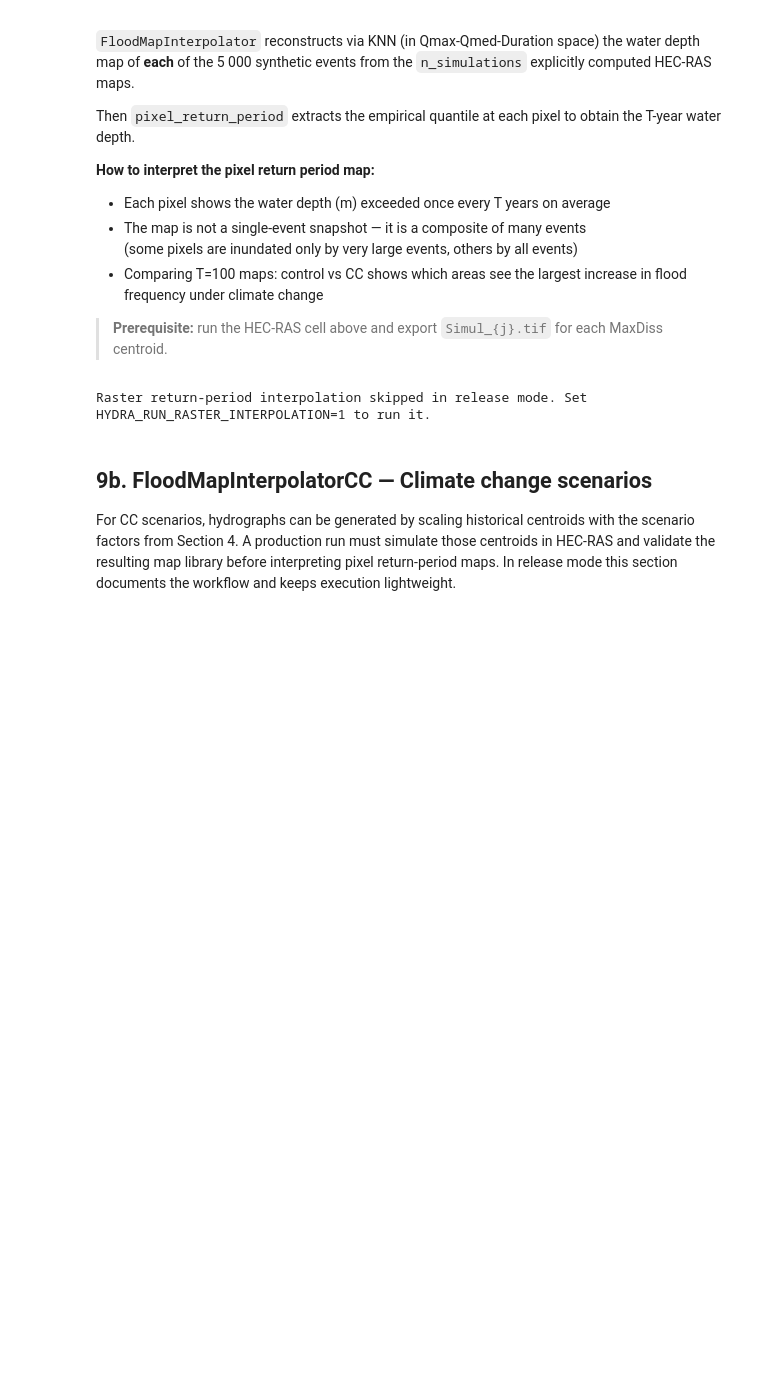
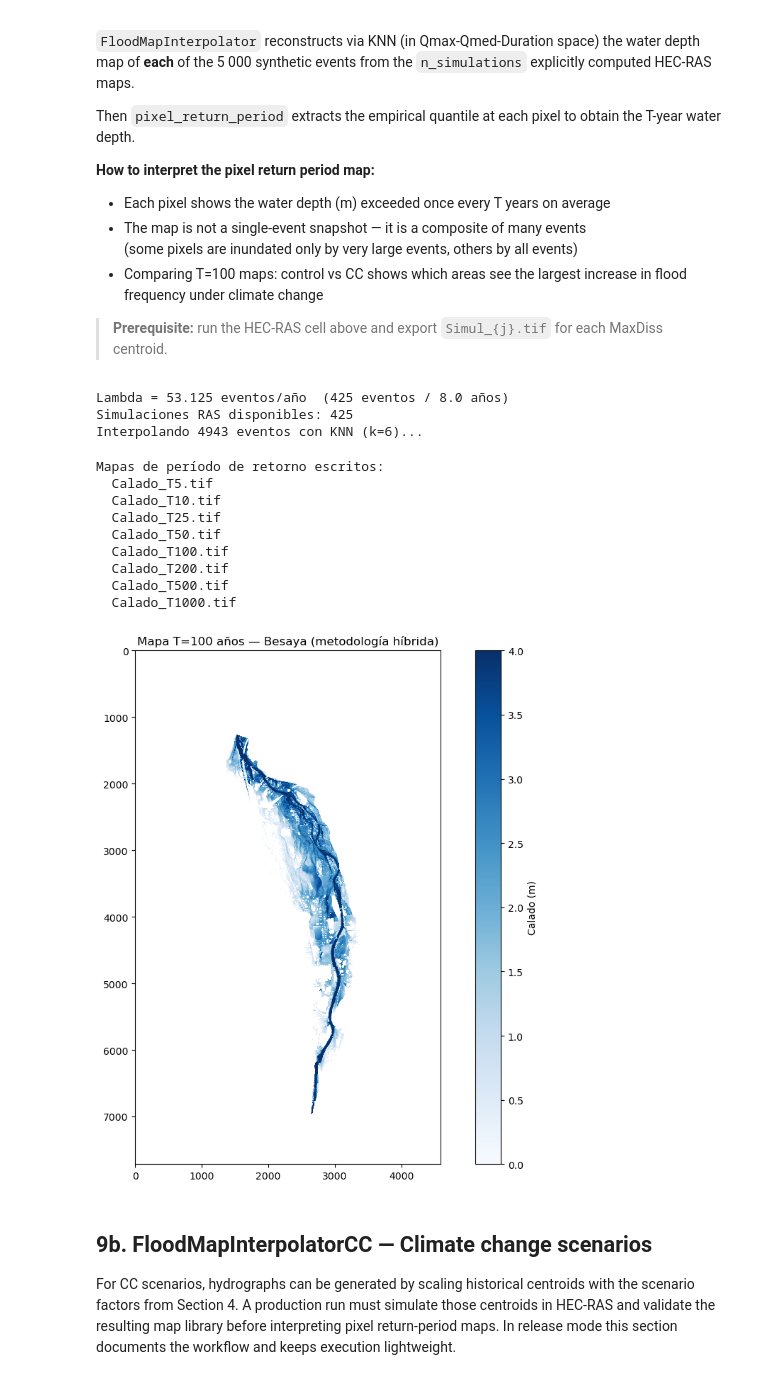
Before and after one commit to navass11/HYDRA, a Jupyter notebook: notebooks/pilot_cases/los_corrales_buelna/08_hybrid_return_periods.ipynb, the cells around one changed output. Drawn from its saved outputs; the diff is of its cells as text; code cells hidden in the pictures; blank space fills up the shorter version.

```diff
--- a/notebooks/pilot_cases/los_corrales_buelna/08_hybrid_return_periods.ipynb
+++ b/notebooks/pilot_cases/los_corrales_buelna/08_hybrid_return_periods.ipynb
@@ -548,9 +525,9 @@ else:
     synthetic     = selector.generate_synthetic(seed=42)
     events_bounds = synthetic  # MaxDiss events not yet separated here
     print(f'Pipeline FloodEventSelector completado: {len(events_bounds)} eventos, '
-          f'{synthetic.shape} ensamble')
+          f'{synthetic.shape} ensemble')
 
-# ── Cargar Q_obs para tasa lambda ───────────────────────────────────────────────
+# ── Load Q_obs for lambda rate ───────────────────────────────────────────────────
 if 'Q_obs' not in dir():
     flow_df = pd.read_csv(PROC_DIR / 'flow_daily.csv', index_col=0, parse_dates=True)
     Q_obs   = flow_df.iloc[:, 0].dropna()
@@ -700,7 +677,7 @@ reconstructs via KNN the inundation map of **every** event in the synthetic ense
 # %%
 FLOOD_MAP_DIR = PROC_DIR / 'flood_maps'
 RAS_PROJECT   = RAS_DIR / 'Besaya.prj'
-SIMUL_DIR     = OUT_DIR / 'flood_maps' / 'simulations'
+    SIMUL_DIR     = PROC_DIR / 'flood_maps' / 'simulations'
 SIMUL_DIR.mkdir(parents=True, exist_ok=True)
 
 # ── Option A: use pre-computed T-year inundation maps as Simul_j.tif ───────
@@ -1035,12 +1012,11 @@ cc_peaks = {}
 # ── Prioridad 1: Leer de los CSVs de hidrogramas pre-calculados ─────────────
 _cc_dir = PROC_DIR / 'hydrographs_maxdiss' / 'Met_Hab_CC'
 _ctrl_dir = PROC_DIR / 'hydrographs_maxdiss' / 'Met_Hab'
-impact_return_periods = sorted(set(RETURN_PERIODS) | set(T_ref))
 
 if _ctrl_dir.exists() and _cc_dir.exists():
     try:
         # Cargamos control (baseline)
-        for T in impact_return_periods:
+        for T in RETURN_PERIODS:
             f_ctrl = _ctrl_dir / f'Hidrograma_T{T}.csv'
             if f_ctrl.exists():
                 df_ctrl = pd.read_csv(f_ctrl, index_col=0)
@@ -1048,7 +1024,7 @@ if _ctrl_dir.exists() and _cc_dir.exists():
                 ctrl_peaks[T] = cc_peaks[(T, 'control')]
 
         # Cargamos los escenarios de cambio climático (2041-2070)
-        for T in impact_return_periods:
+        for T in RETURN_PERIODS:
             for ssp in SCENARIOS:
                 f_cc = _cc_dir / f'Hidrograma_T{T}_{ssp}_2041_2070.csv'
                 if f_cc.exists():
@@ -1067,9 +1043,10 @@ if not cc_peaks:
     if dss_path.exists() and cc_run_names:
         for run_name, (T, ssp) in zip(cc_run_names, cc_hietogramas.keys()):
             try:
-                df_dss = read_dss6_timeseries(
+                df_dss = read_hms_dss_timeseries(
                     str(dss_path),
                     pathname_prefix='//REACH-5/FLOW',
+                    run_name=run_name,
                 )
                 cc_peaks[(T, ssp)] = float(df_dss['value'].max())
             except Exception as e:
@@ -1100,7 +1077,7 @@ for (T, ssp), Q_cc in cc_peaks.items():
                                                    and pd.notna(Q_cc)) else np.nan
     rows.append({
         'T_years': T,
-        'scenario': 'Control' if ssp == 'control' else SSP_MAP.get(ssp, ssp),
+        'scenario': SSP_MAP.get(ssp, ssp),
         'delta_prec': round(delta_calibrated.get(ssp, {}).get(T, 1.0), 3) if ssp != 'control' else 1.0,
         'Qpico_m3s': round(Q_cc, 1) if pd.notna(Q_cc) else np.nan,
         'delta_Q_pct': round(delta_Q, 1) if pd.notna(delta_Q) else np.nan,
@@ -1160,7 +1155,7 @@ if RUN_RASTER_INTERPOLATION:
 
     RP_DIR  = OUT_DIR / 'return_period_maps'
     RP_DIR.mkdir(parents=True, exist_ok=True)
-    calados = {}   # siempre definido; se rellena si hay simulaciones
+    depths = {}    # always defined; filled if simulations are availableiones
 
     if n_simulations == 0:
         print('\nNo hay GeoTIFFs de simulación disponibles.')
@@ -1183,38 +1178,50 @@ if RUN_RASTER_INTERPOLATION:
 
         print(f'Interpolando {len(synthetic)} eventos con KNN (k={k_nn})...')
         try:
-            calados, paths = interpolator.compute_return_period_maps(
+            depths, paths = interpolator.compute_return_period_maps(
                 return_periods = DEFAULT_RETURN_PERIODS,
                 n_blocks       = 10,
             )
             print('Mapas de período de retorno escritos:')
             for p in paths:
                 print(f'  {p.name}')
 
             # Visualizar T=100
             T_show = 100
             if T_show in calados:
                 depth = calados[T_show]
                 fig, ax = plt.subplots(figsize=(10, 8))
                 im = ax.imshow(np.where(depth > 0.05, depth, np.nan),
                                cmap='Blues', vmin=0, vmax=4, interpolation='nearest')
                 plt.colorbar(im, ax=ax, label='Calado (m)')
                 ax.set_title(f'Mapa T={T_show} años — Besaya (metodología híbrida)', fontsize=12)
                 plt.tight_layout()
                 plt.savefig(RP_DIR / f'calado_T{T_show}_hibrido.png', dpi=150)
                 plt.show()
         except ImportError as e:
             print(f'GDAL no disponible: {e}')
             print('Instalar con: conda install gdal')
 else:
     calados = {}
     simul_tifs = []
     n_simulations = 0
     RP_DIR = OUT_DIR / 'return_period_maps'
     RP_DIR.mkdir(parents=True, exist_ok=True)
     print('Raster return-period interpolation skipped in release mode. Set HYDRA_RUN_RASTER_INTERPOLATION=1 to run it.')
 # %% [output]
-Raster return-period interpolation skipped in release mode. Set HYDRA_RUN_RASTER_INTERPOLATION=1 to run it.
+Lambda = 53.125 eventos/año  (425 eventos / 8.0 años)
+Simulaciones RAS disponibles: 425
+Interpolando 4943 eventos con KNN (k=6)...
+Mapas de período de retorno escritos:
+  Calado_T5.tif
+  Calado_T10.tif
+  Calado_T25.tif
+  Calado_T50.tif
+  Calado_T100.tif
+  Calado_T200.tif
+  Calado_T500.tif
+  Calado_T1000.tif
+[figure, added]
 # %% [markdown]
 ## 9b. FloodMapInterpolatorCC — Climate change scenarios
 
```
Also changed, not shown: parts of 11 cells of this notebook.
